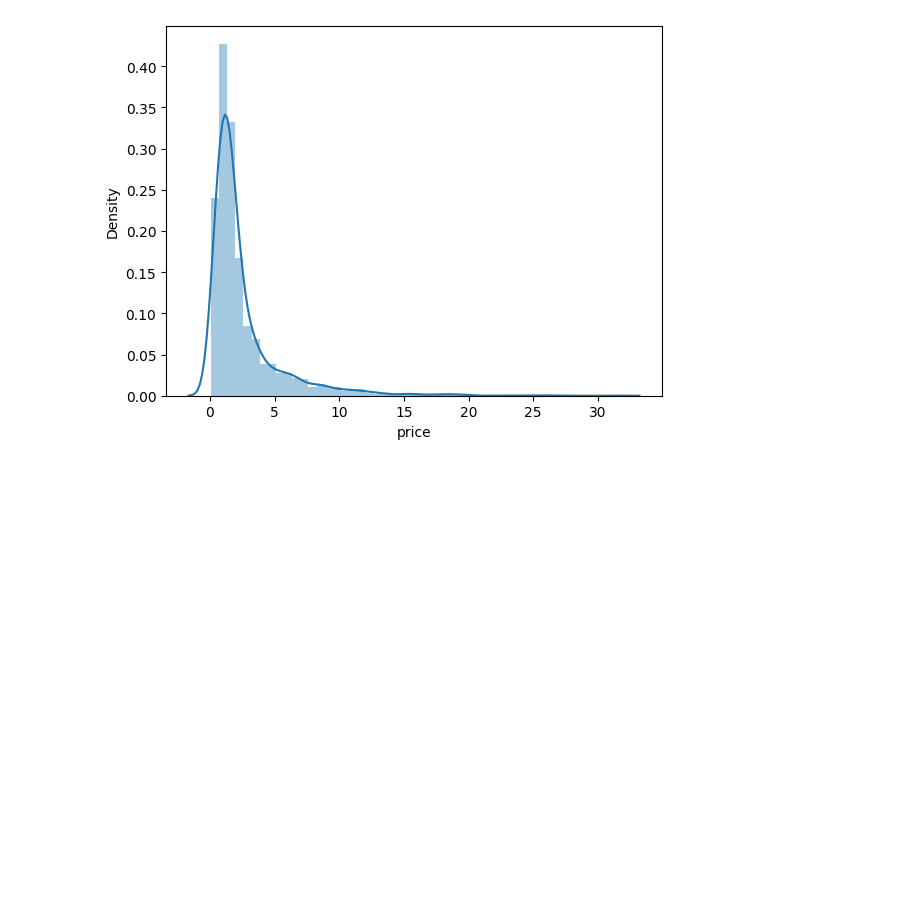
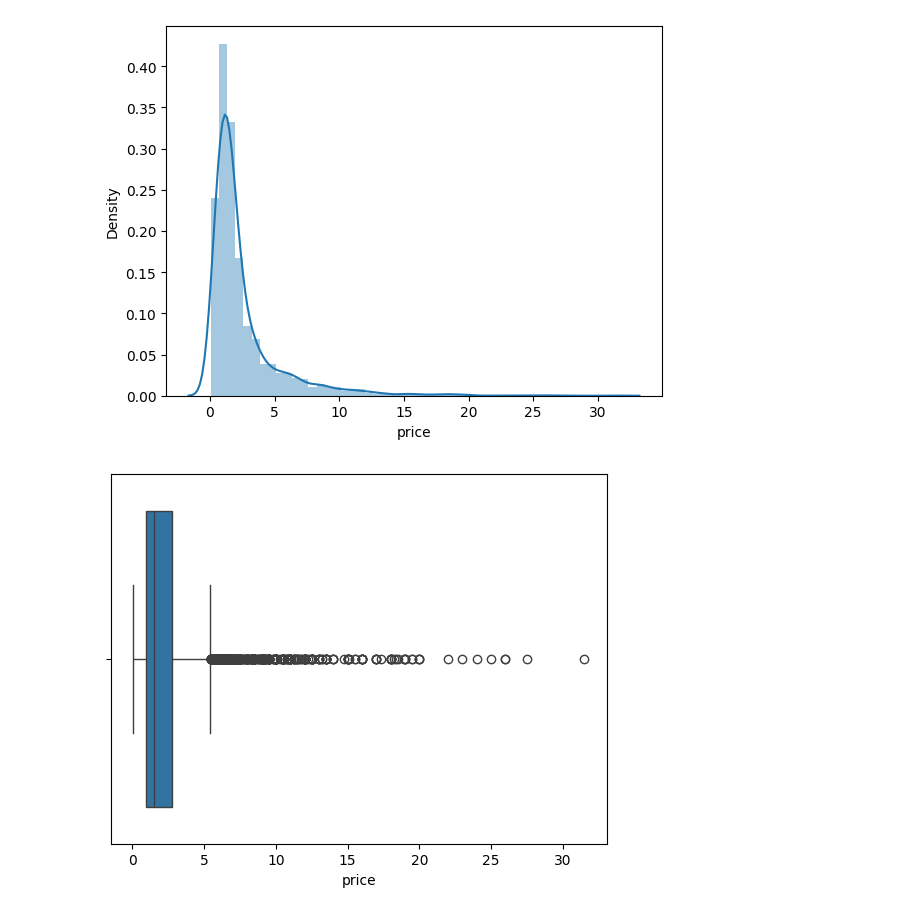
Before and after one commit to Apurba1903/Machine_Learning_Based_Real_Estate_System, a Jupyter notebook: EDA/outlier-treatment.ipynb, the cells around one changed output. Drawn from its saved outputs; the diff is of its cells as text; code cells hidden in the pictures; blank space fills up the shorter version.

```diff
--- a/EDA/outlier-treatment.ipynb
+++ b/EDA/outlier-treatment.ipynb
@@ -43,3 +45,8 @@ https://gist.github.com/mwaskom/de44147ed2974457ad6372750bbe5751
 
   sns.distplot(df['price'])
 [figure]
+# %%
+sns.boxplot(x=df['price'])
+plt.show()
+# %% [output]
+[figure, added]
```
Also changed, not shown: parts of 34 cells of this notebook.
